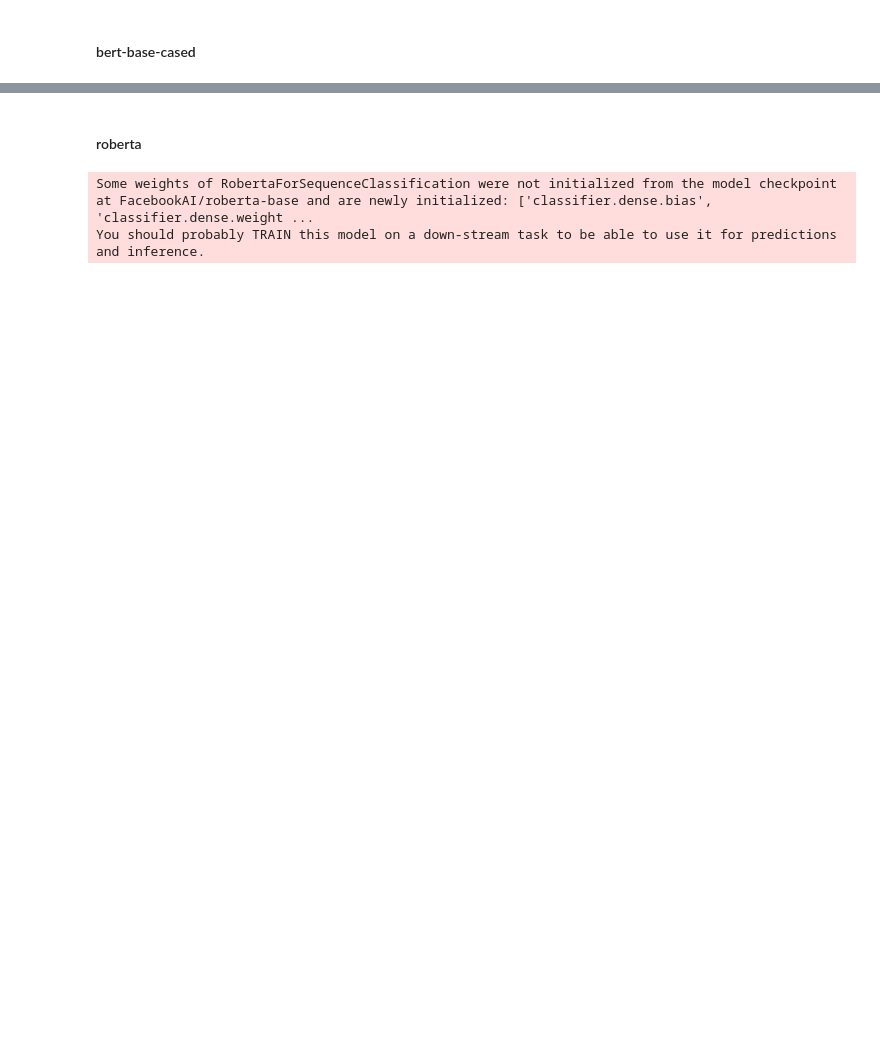
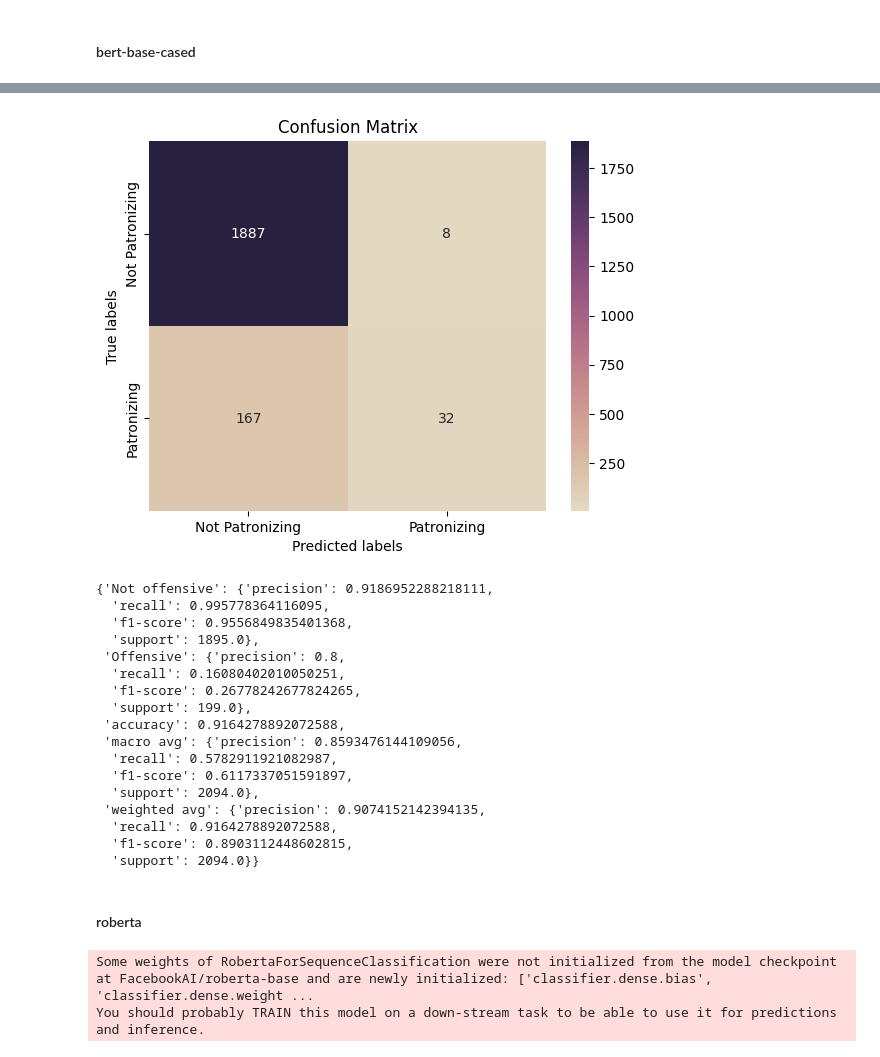
Before and after one commit to avzh1/nlp_bert_classifier, a Jupyter notebook: src/binary-classification.ipynb, the cells around one changed output, grey strips where cells are left out. Saved outputs shown, nothing was run; the diff lists cells and outputs as text; code cells hidden in the pictures; blank space fills up the shorter version.

```diff
--- a/src/binary-classification.ipynb
+++ b/src/binary-classification.ipynb
@@ -306,0 +383,11 @@ pie_data_distributions([sampled_train_data['labels'], sampled_val_data['labels']
+# %%
+h_params = {
+      'text trunction length': 300
+    , 'mask tokens': False
+    , 'mlm probability': 0.15
+    , 'batch size': 16
+    , 'learning rate': 2e-5
+    , 'epochs': 1
+    , 'warmup steps': 100
+    , 'weight decay': 0.01
+}
@@ -306,0 +396,9 @@ pie_data_distributions([sampled_train_data['labels'], sampled_val_data['labels']
+# %%
+def predict_hatespeech(input, tokenizer, model):
+  model.eval()
+  encodings = tokenizer(input, return_tensors='pt', padding=True, truncation=True, max_length=h_params['text trunction length'])
+  encodings.to(DEVICE)
+
+  output = model(**encodings)
+
+  return torch.argmax(output.logits, dim=1)
@@ -509,0 +520,13 @@ AttributeError: 'list' object has no attribute 'items'
+# %%
+from transformers import BertTokenizer, AutoModelForSequenceClassification
+
+# << Create Model and Tokenizer >>
+model = AutoModelForSequenceClassification.from_pretrained('google-bert/bert-base-cased', num_labels=2, id2label=id2label, label2id=label2id)
+tokenizer = BertTokenizer.from_pretrained('google-bert/bert-base-cased')
+
+# << Create Datasets >>
+training_dataset = PCLDataset(sampled_train_data, mask_tokens=h_params['mask tokens'], tokenizer=tokenizer, trunc_len=h_params['text trunction length'])
+val_dataset = PCLDataset(sampled_val_data, mask_tokens=h_params['mask tokens'], tokenizer=tokenizer, trunc_len=h_params['text trunction length'])
+
+# << Setup the Trainer >>
+trainer = setup_trainer('bert-base-cased', model, h_params, training_dataset, val_dataset)
@@ -509,0 +568,22 @@ AttributeError: 'list' object has no attribute 'items'
+# %%
+evaluate_model(model, tokenizer, val_dataset)
+# trainer.evaluate()
+# %% [output]
+[figure, added]
+{'Not offensive': {'precision': 0.9186952288218111,
+  'recall': 0.995778364116095,
+  'f1-score': 0.9556849835401368,
+  'support': 1895.0},
+ 'Offensive': {'precision': 0.8,
+  'recall': 0.16080402010050251,
+  'f1-score': 0.26778242677824265,
+  'support': 199.0},
+ 'accuracy': 0.9164278892072588,
+ 'macro avg': {'precision': 0.8593476144109056,
+  'recall': 0.5782911921082987,
+  'f1-score': 0.6117337051591897,
+  'support': 2094.0},
+ 'weighted avg': {'precision': 0.9074152142394135,
+  'recall': 0.9164278892072588,
+  'f1-score': 0.8903112448602815,
+  'support': 2094.0}}
```
Also changed, not shown: parts of 51 cells of this notebook, 1 other file.
